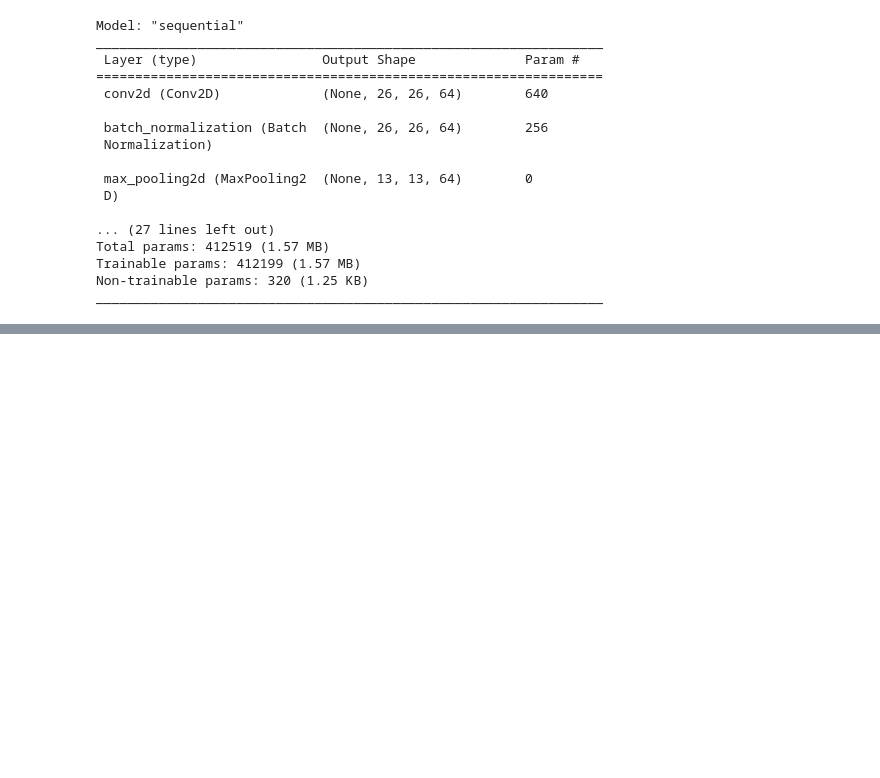
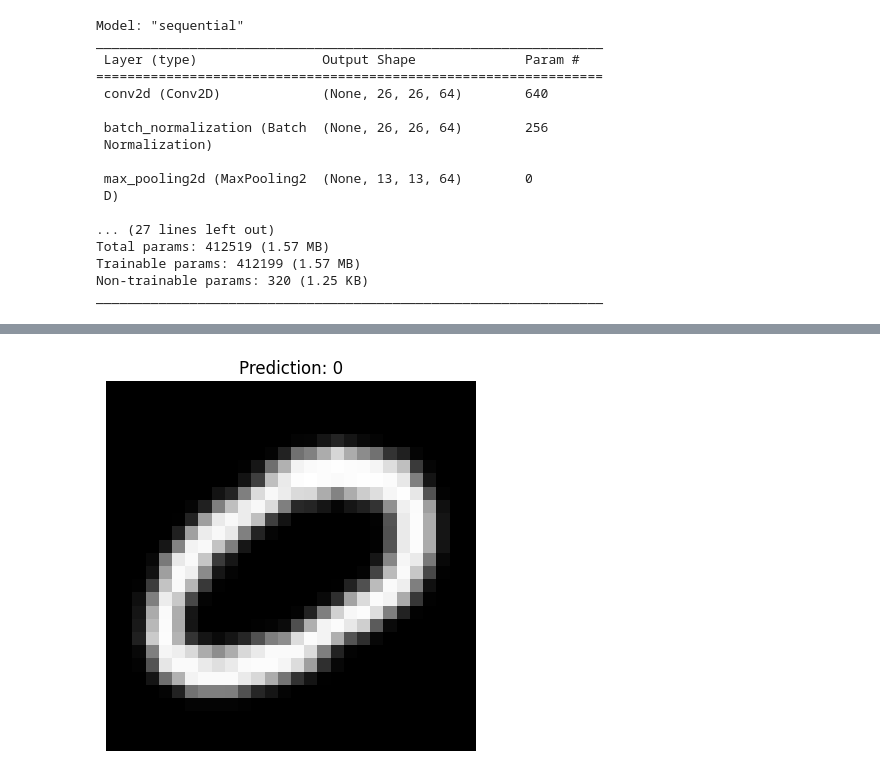
Before and after one commit to BGuragain1/Handwritten-Digit-Recognition-and-Form-data-extraction, a Jupyter notebook: Model Creation/digit-letter-prediction.ipynb, the cells around one changed output, grey strips where cells are left out. Saved outputs shown, nothing was run; the diff lists cells and outputs as text; code cells hidden in the pictures; blank space fills up the shorter version.

Commit message:
changed the prediction model

```diff
--- a/Model Creation/digit-letter-prediction.ipynb
+++ b/Model Creation/digit-letter-prediction.ipynb
@@ -145,2 +154,23 @@ plt.show()
 # %%
 model.save('my_model.h5')
+# %%
+arr = ["0", "1", "2", "3", "4", "5", "6", "7", "8", "9", "A", "B", "C", "D", "E", "F", "G", "H", "I", "J", "K", "L", "M", "N", "O", "P", "Q", "R", "S", "T", "U", "V", "W", "X", "Y", "Z", "a", "b", "d", "e", "f", "g", "h", "n", "q", "r", "t"]
+
+import numpy as np
+from tensorflow.keras.preprocessing import image
+
+# Change the index to use a different image for prediction
+image_index = 8
+img = x_train[image_index]
+img = np.expand_dims(img, axis=0)  # Add batch dimension
+img = img.reshape((1, 28, 28, 1))  # Reshape to match model input shape
+
+# Make prediction
+prediction = model.predict(img)
+predicted_label = np.argmax(prediction)
+
+plt.imshow(x_train[image_index], cmap="gray")
+plt.title(f"Prediction: {arr[predicted_label]}")
+plt.axis('off')
+plt.show()
+# %% [output]
@@ -146,0 +178 @@ model.save('my_model.h5')
+[figure, added]
```
Also changed, not shown: parts of 7 cells of this notebook, 1 other file.
